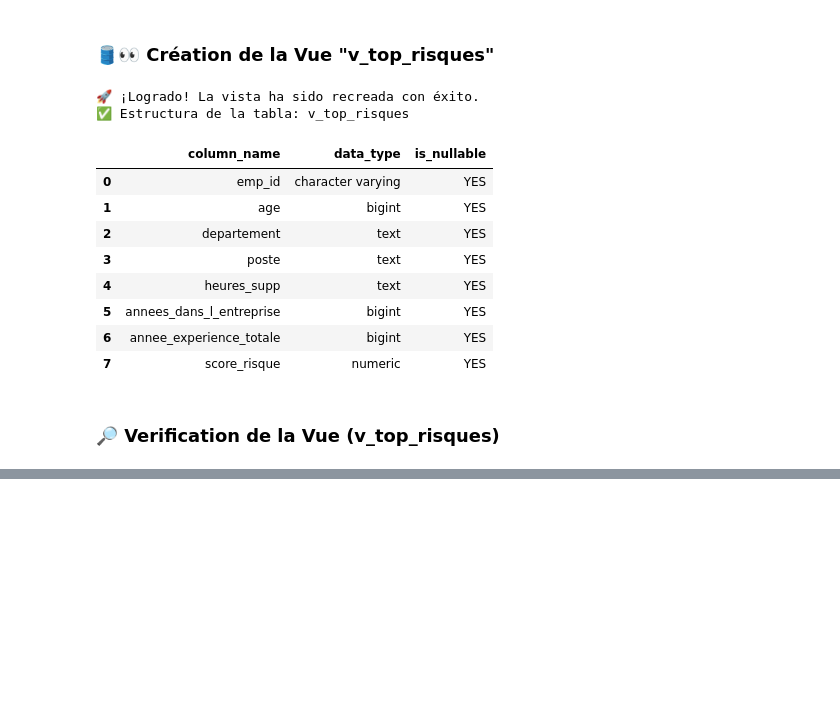
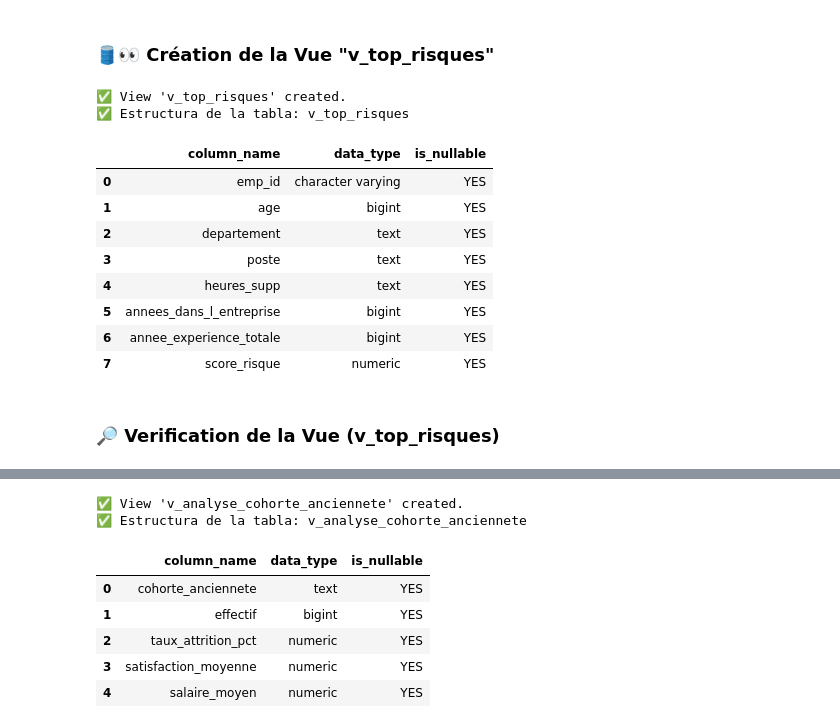
Before and after one commit to racemartin/m4_ocr, a Jupyter notebook: notebooks/P2_02_industrialisation_psql_ingestion.ipynb, the cells around one changed output, grey strips where cells are left out. Cells and saved outputs as stored; diff of their text form; code cells hidden in the pictures; blank space fills up the shorter version.

```diff
--- a/notebooks/P2_02_industrialisation_psql_ingestion.ipynb
+++ b/notebooks/P2_02_industrialisation_psql_ingestion.ipynb
@@ -1389,0 +1364,14 @@ with engine.begin() as conn:
+# %%
+# Path to the file SQL
+sql_file_path = FEATURES_DIR / "create_features_view.sql"
+
+# Lecture et execution
+try:
+    with open(sql_file_path, 'r', encoding='utf-8') as file:
+        sql_script = file.read()
+
+    with engine.begin() as conn:
+        conn.execute(text(sql_script))
+        print(f"✅ Éxito: Vista de ingeniería cargada desde {sql_file_path.name}")
+except FileNotFoundError:
+    print(f"❌ Error: No se encontró el archivo en {sql_file_path}")
@@ -1488,10 +1565,10 @@ display(df_stats)
 ### 🛢️👀 Création de la Vue "v_top_risques"
 # %%
 query_view = text("""
--- 1. Borramos la vista anterior para evitar conflictos de esquema
+-- 1. Effacer si elle existe
 DROP VIEW IF EXISTS v_top_risques;
 
--- 2. La creamos de nuevo con la nueva estructura
+-- 2. Creer a nouveau
 CREATE VIEW v_top_risques AS
 WITH scores_risque AS (
     SELECT
@@ -1534,11 +1611,11 @@ LIMIT 10;
 
 with engine.begin() as conn:
     conn.execute(query_view)
-    print("🚀 ¡Logrado! La vista ha sido recreada con éxito.")
+    print("✅ View 'v_top_risques' created.")
 
 inspect_table_columns('v_top_risques', engine)
 # %% [output]
-🚀 ¡Logrado! La vista ha sido recreada con éxito.
+✅ View 'v_top_risques' created.
 ✅ Estructura de la tabla: v_top_risques
 |  | column_name | data_type | is_nullable |
 | 0 | emp_id | character varying | YES |
@@ -1569,3 +1646,47 @@ display(df_stats)
 | 7 | 1338 | 56 | Ressources Humaines | Senior Manager | Non | 7 | 36 | ... |
 | 8 | 549 | 60 | Consulting | Senior Manager | Non | 29 | 33 | ... |
 | 9 | 112 | 56 | Consulting | Tech Lead | Non | 6 | 37 | ... |
+# %%
+query_view = text("""
+-- Analyse par cohorte d'ancienneté
+-- ----------------------------------------------------------------------------
+CREATE OR REPLACE VIEW v_analyse_cohorte_anciennete AS
+SELECT
+    CASE
+        WHEN annees_dans_l_entreprise < 2 THEN '0-2 ans'
+        WHEN annees_dans_l_entreprise < 5 THEN '2-5 ans'
+        WHEN annees_dans_l_entreprise < 10 THEN '5-10 ans'
+        ELSE '10+ ans'
+    END AS cohorte_anciennete,
+    COUNT(*) AS effectif,
+    ROUND(100.0 * SUM(target_attrition) / COUNT(*), 1) AS taux_attrition_pct,
+    ROUND(AVG(fe5_satisfaction_globale), 2) AS satisfaction_moyenne,
+    ROUND(AVG(revenu_mensuel), 0) AS salaire_moyen
+FROM v_features_engineering
+GROUP BY
+    CASE
+        WHEN annees_dans_l_entreprise < 2 THEN '0-2 ans'
+        WHEN annees_dans_l_entreprise < 5 THEN '2-5 ans'
+        WHEN annees_dans_l_entreprise < 10 THEN '5-10 ans'
+        ELSE '10+ ans'
+    END
+ORDER BY
+    MIN(annees_dans_l_entreprise);
+
+""")
+
+# Usamos 'begin()' para que SQLAlchemy haga el COMMIT automáticamente al terminar
+with engine.begin() as conn:
+    conn.execute(query_view)
+    print("✅ View 'v_analyse_cohorte_anciennete' created.")
+
+inspect_table_columns('v_analyse_cohorte_anciennete', engine)
+# %% [output]
+✅ View 'v_analyse_cohorte_anciennete' created.
+✅ Estructura de la tabla: v_analyse_cohorte_anciennete
+|  | column_name | data_type | is_nullable |
+| 0 | cohorte_anciennete | text | YES |
+| 1 | effectif | bigint | YES |
+| 2 | taux_attrition_pct | numeric | YES |
+| 3 | satisfaction_moyenne | numeric | YES |
+| 4 | salaire_moyen | numeric | YES |
```
Also changed, not shown: parts of 18 cells of this notebook, 6 other files.
